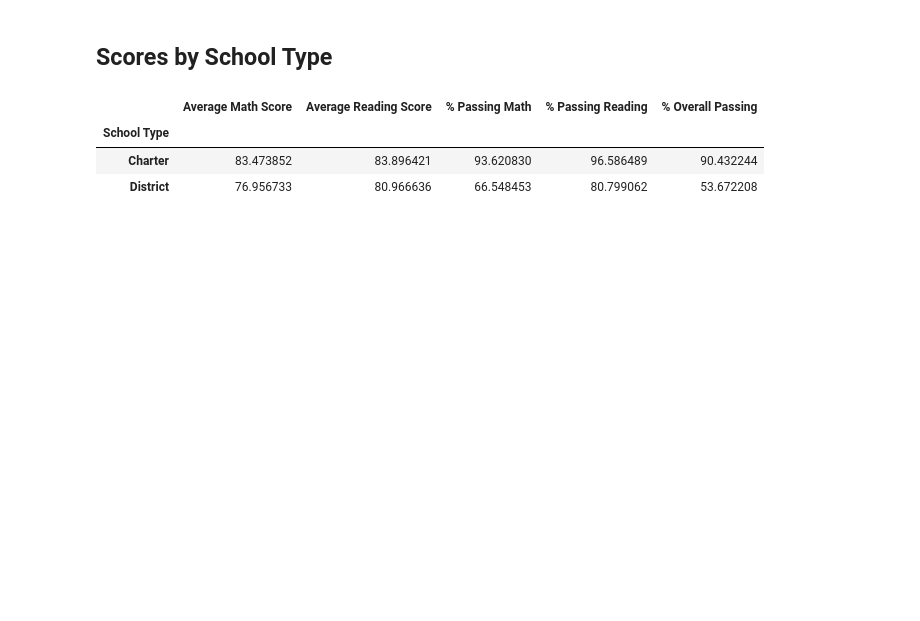
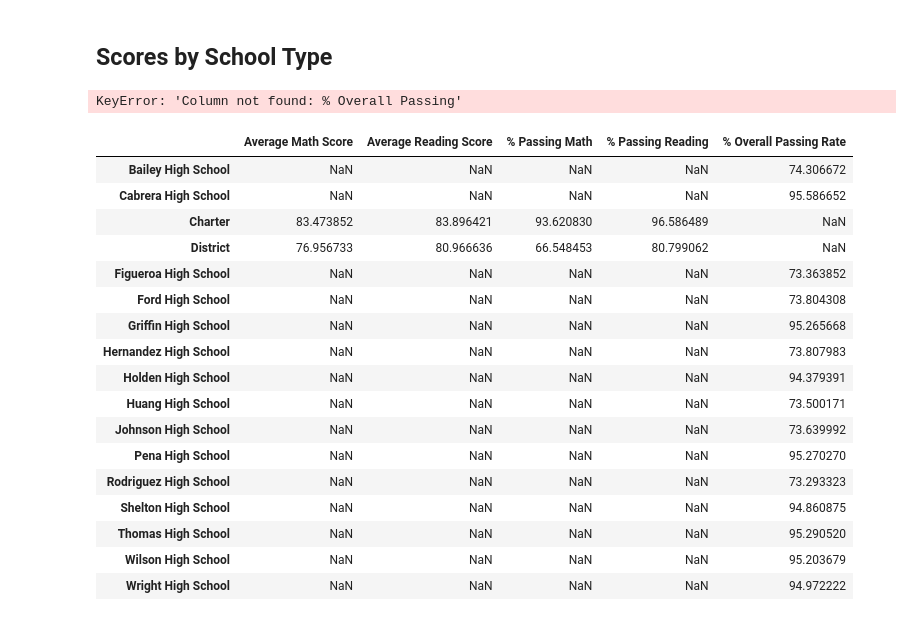
Before and after one commit to Jleavitt0/Pandas-challenge, a Jupyter notebook: PyCitySchools/PyCitySchools_starter.ipynb, the cells around one changed output. Drawn from its saved outputs; the diff is of its cells as text; code cells hidden in the pictures; blank space fills up the shorter version.

```diff
--- a/PyCitySchools/PyCitySchools_starter.ipynb
+++ b/PyCitySchools/PyCitySchools_starter.ipynb
@@ -300,7 +322,7 @@ labels = ["Small (<1000)", "Medium (1000-2000)", "Large (2000-5000)"]
 # Categorize the spending based on the bins
 # Use `pd.cut` on the "Total Students" column of the `per_school_summary` DataFrame.
 
-per_school_summary["School Size"] =
+per_school_summary["School Size"] = pd.cut(per_school_summary["Total Students"], size_bins, labels=labels)
 per_school_summary
 # %% [output]
 |  | School Type | Total Students | Total School Budget | Per Student Budget | Average Math Score | ... |
@@ -348,14 +388,35 @@ average_reading_score_by_type = per_school_summary.groupby(["School Type"])["Ave
 average_percent_passing_math_by_type = per_school_summary.groupby(["School Type"])["% Passing Math"].mean()
 average_percent_passing_reading_by_type = per_school_summary.groupby(["School Type"])["% Passing Reading"].mean()
 average_percent_overall_passing_by_type = per_school_summary.groupby(["School Type"])["% Overall Passing"].mean()
+overall_passing_rate = (average_percent_passing_math_by_type + average_percent_passing_reading_by_type) / 2
+# %% [output]
+KeyError: 'Column not found: % Overall Passing'
 # %%
 # Assemble the new data by type into a DataFrame called `type_summary`
-type_summary =
+type_summary = pd.DataFrame({"Average Math Score" : average_math_score_by_type,
+                             "Average Reading Score": average_reading_score_by_type,
+                             "% Passing Math": average_percent_passing_math_by_type,
+                             "% Passing Reading": average_percent_passing_reading_by_type,
+                             "% Overall Passing Rate": overall_passing_rate})
 
 # Display results
 type_summary
 # %% [output]
-|  | Average Math Score | Average Reading Score | % Passing Math | % Passing Reading | % Overall Passing |
-| School Type |  |  |  |  |  |
-| Charter | 83.473852 | 83.896421 | 93.620830 | 96.586489 | 90.432244 |
-| District | 76.956733 | 80.966636 | 66.548453 | 80.799062 | 53.672208 |
+|  | Average Math Score | Average Reading Score | % Passing Math | % Passing Reading | % Overall Passing Rate |
+| Bailey High School | NaN | NaN | NaN | NaN | 74.306672 |
+| Cabrera High School | NaN | NaN | NaN | NaN | 95.586652 |
+| Charter | 83.473852 | 83.896421 | 93.620830 | 96.586489 | NaN |
+| District | 76.956733 | 80.966636 | 66.548453 | 80.799062 | NaN |
+| Figueroa High School | NaN | NaN | NaN | NaN | 73.363852 |
+| Ford High School | NaN | NaN | NaN | NaN | 73.804308 |
+| Griffin High School | NaN | NaN | NaN | NaN | 95.265668 |
+| Hernandez High School | NaN | NaN | NaN | NaN | 73.807983 |
+| Holden High School | NaN | NaN | NaN | NaN | 94.379391 |
+| Huang High School | NaN | NaN | NaN | NaN | 73.500171 |
+| Johnson High School | NaN | NaN | NaN | NaN | 73.639992 |
+| Pena High School | NaN | NaN | NaN | NaN | 95.270270 |
+| Rodriguez High School | NaN | NaN | NaN | NaN | 73.293323 |
+| Shelton High School | NaN | NaN | NaN | NaN | 94.860875 |
+| Thomas High School | NaN | NaN | NaN | NaN | 95.290520 |
+| Wilson High School | NaN | NaN | NaN | NaN | 95.203679 |
+| Wright High School | NaN | NaN | NaN | NaN | 94.972222 |
```
Also changed, not shown: parts of 20 cells of this notebook.
